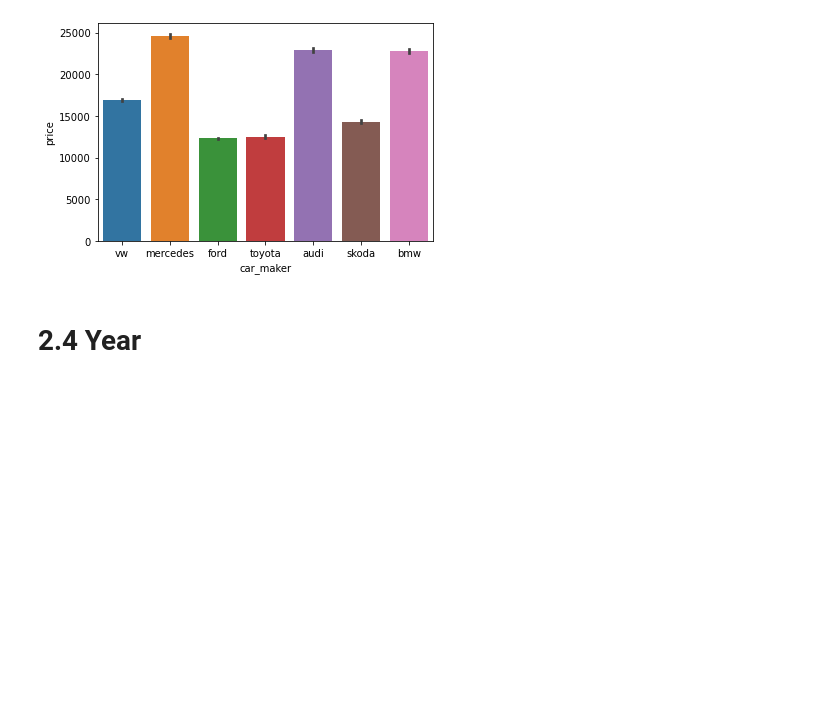
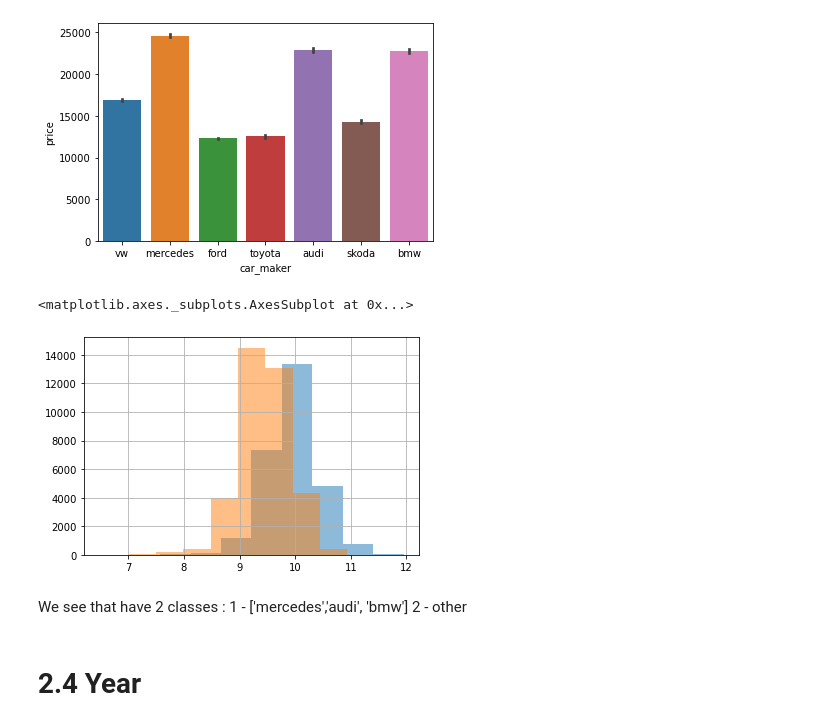
Before and after one commit to Zhenich2510/car_price, a Jupyter notebook: car_price/car_price.ipynb, the cells around one changed output. Saved outputs shown, nothing was run; the diff lists cells and outputs as text; code cells hidden in the pictures; blank space fills up the shorter version.

```diff
--- a/car_price/car_price.ipynb
+++ b/car_price/car_price.ipynb
@@ -168,6 +169,16 @@ sns.barplot(train_and_y_data.car_maker, train_and_y_data.price)
 # %% [output]
 <matplotlib.axes._subplots.AxesSubplot at 0x...>
 [figure]
+# %%
+np.log(train_and_y_data[train_and_y_data.car_maker.isin(['mercedes','audi', 'bmw'])].price).hist(alpha = 0.5)
+np.log(train_and_y_data[~train_and_y_data.car_maker.isin(['mercedes','audi', 'bmw'])].price).hist(alpha = 0.5)
+# %% [output]
+<matplotlib.axes._subplots.AxesSubplot at 0x...>
+[figure, added]
+# %% [markdown]
+We see that have 2 classes :
+    1 - ['mercedes','audi', 'bmw']
+    2 - other
 # %% [markdown]
 # 2.4 Year
 # %%
```
Also changed, not shown: parts of 38 cells of this notebook.
